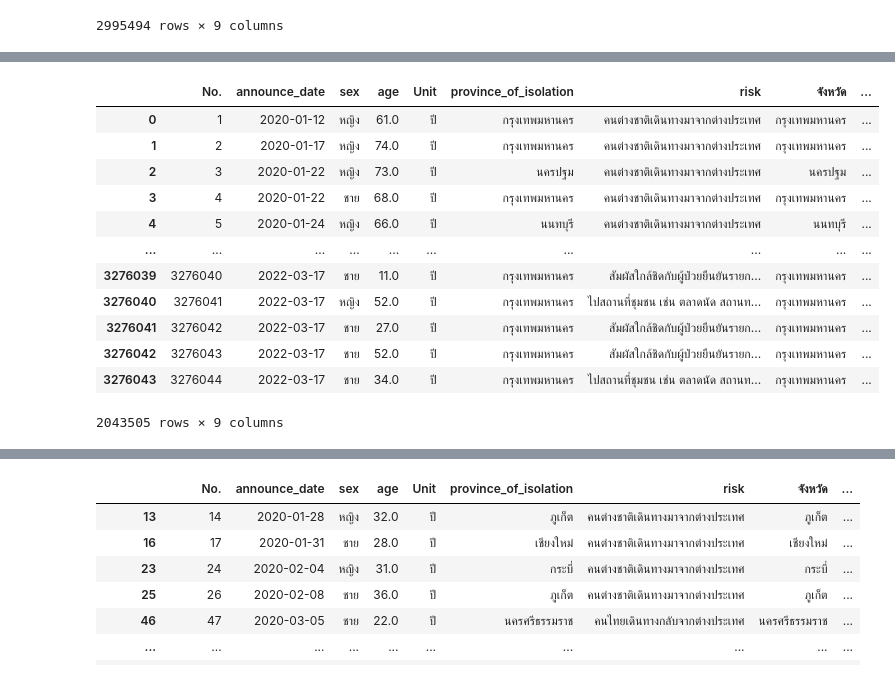
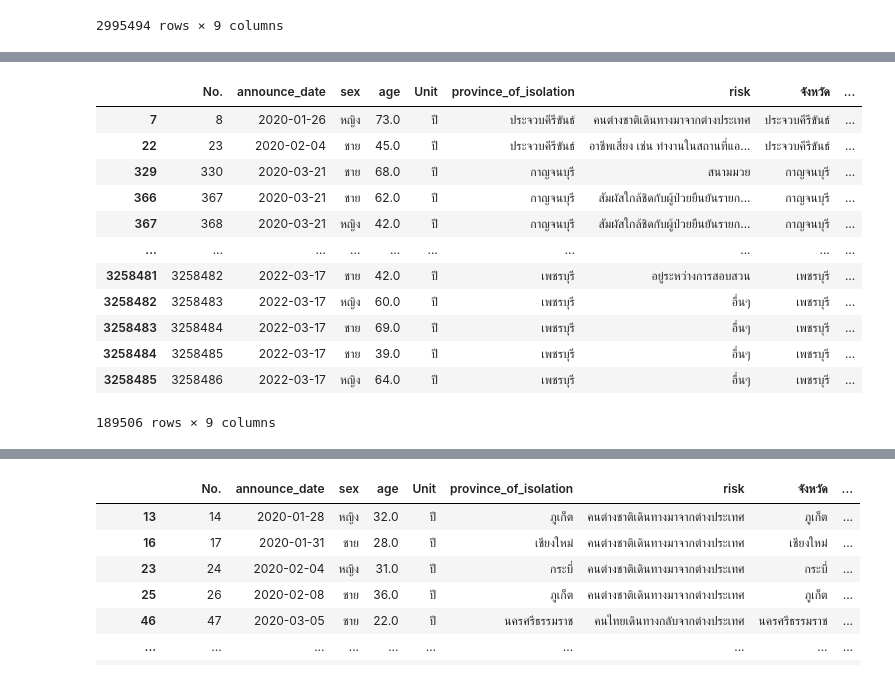
Before and after one commit to Jittiya/data_viz_2022, a Jupyter notebook: Project.ipynb, the cells around one changed output, grey strips where cells are left out. Saved outputs shown, nothing was run; the diff lists cells and outputs as text; code cells hidden in the pictures.

Commit message:
save table ใหม่

```diff
--- a/Project.ipynb
+++ b/Project.ipynb
@@ -653,19 +799,17 @@ set(data_df['6 ภูมิภาค (ภูมิศาสตร์)'])
 # %%
-data_df1 = data_df[(data_df['6 ภูมิภาค (ภูมิศาสตร์)']=='กลาง') |
-                   (data_df['6 ภูมิภาค (ภูมิศาสตร์)']=='ตะวันตก') |
-                   (data_df['6 ภูมิภาค (ภูมิศาสตร์)']=='ตะวันออก')]
-data_df1
+data_df2 = data_df[(data_df['6 ภูมิภาค (ภูมิศาสตร์)']=='ตะวันตก')]
+data_df2
 # %% [output]
 |  | No. | announce_date | sex | age | Unit | province_of_isolation | risk | จังหวัด | ... |
-| 0 | 1 | 2020-01-12 | หญิง | 61.0 | ปี | กรุงเทพมหานคร | คนต่างชาติเดินทางมาจากต่างประเทศ | กรุงเทพมหานคร | ... |
-| 1 | 2 | 2020-01-17 | หญิง | 74.0 | ปี | กรุงเทพมหานคร | คนต่างชาติเดินทางมาจากต่างประเทศ | กรุงเทพมหานคร | ... |
-| 2 | 3 | 2020-01-22 | หญิง | 73.0 | ปี | นครปฐม | คนต่างชาติเดินทางมาจากต่างประเทศ | นครปฐม | ... |
-| 3 | 4 | 2020-01-22 | ชาย | 68.0 | ปี | กรุงเทพมหานคร | คนต่างชาติเดินทางมาจากต่างประเทศ | กรุงเทพมหานคร | ... |
-| 4 | 5 | 2020-01-24 | หญิง | 66.0 | ปี | นนทบุรี | คนต่างชาติเดินทางมาจากต่างประเทศ | นนทบุรี | ... |
+| 7 | 8 | 2020-01-26 | หญิง | 73.0 | ปี | ประจวบคีรีขันธ์ | คนต่างชาติเดินทางมาจากต่างประเทศ | ประจวบคีรีขันธ์ | ... |
+| 22 | 23 | 2020-02-04 | ชาย | 45.0 | ปี | ประจวบคีรีขันธ์ | อาชีพเสี่ยง เช่น ทำงานในสถานที่แอ... | ประจวบคีรีขันธ์ | ... |
+| 329 | 330 | 2020-03-21 | ชาย | 68.0 | ปี | กาญจนบุรี | สนามมวย | กาญจนบุรี | ... |
+| 366 | 367 | 2020-03-21 | ชาย | 62.0 | ปี | กาญจนบุรี | สัมผัสใกล้ชิดกับผู้ป่วยยืนยันรายก... | กาญจนบุรี | ... |
+| 367 | 368 | 2020-03-21 | หญิง | 42.0 | ปี | กาญจนบุรี | สัมผัสใกล้ชิดกับผู้ป่วยยืนยันรายก... | กาญจนบุรี | ... |
 | ... | ... | ... | ... | ... | ... | ... | ... | ... | ... |
-| 3276039 | 3276040 | 2022-03-17 | ชาย | 11.0 | ปี | กรุงเทพมหานคร | สัมผัสใกล้ชิดกับผู้ป่วยยืนยันรายก... | กรุงเทพมหานคร | ... |
-| 3276040 | 3276041 | 2022-03-17 | หญิง | 52.0 | ปี | กรุงเทพมหานคร | ไปสถานที่ชุมชน เช่น ตลาดนัด สถานท... | กรุงเทพมหานคร | ... |
-| 3276041 | 3276042 | 2022-03-17 | ชาย | 27.0 | ปี | กรุงเทพมหานคร | สัมผัสใกล้ชิดกับผู้ป่วยยืนยันรายก... | กรุงเทพมหานคร | ... |
-| 3276042 | 3276043 | 2022-03-17 | ชาย | 52.0 | ปี | กรุงเทพมหานคร | สัมผัสใกล้ชิดกับผู้ป่วยยืนยันรายก... | กรุงเทพมหานคร | ... |
-| 3276043 | 3276044 | 2022-03-17 | ชาย | 34.0 | ปี | กรุงเทพมหานคร | ไปสถานที่ชุมชน เช่น ตลาดนัด สถานท... | กรุงเทพมหานคร | ... |
+| 3258481 | 3258482 | 2022-03-17 | ชาย | 42.0 | ปี | เพชรบุรี | อยู่ระหว่างการสอบสวน | เพชรบุรี | ... |
+| 3258482 | 3258483 | 2022-03-17 | หญิง | 60.0 | ปี | เพชรบุรี | อื่นๆ | เพชรบุรี | ... |
+| 3258483 | 3258484 | 2022-03-17 | ชาย | 69.0 | ปี | เพชรบุรี | อื่นๆ | เพชรบุรี | ... |
+| 3258484 | 3258485 | 2022-03-17 | ชาย | 39.0 | ปี | เพชรบุรี | อื่นๆ | เพชรบุรี | ... |
+| 3258485 | 3258486 | 2022-03-17 | หญิง | 64.0 | ปี | เพชรบุรี | อื่นๆ | เพชรบุรี | ... |
-2043505 rows × 9 columns
+189506 rows × 9 columns
```
Also changed, not shown: parts of 16 cells of this notebook.
